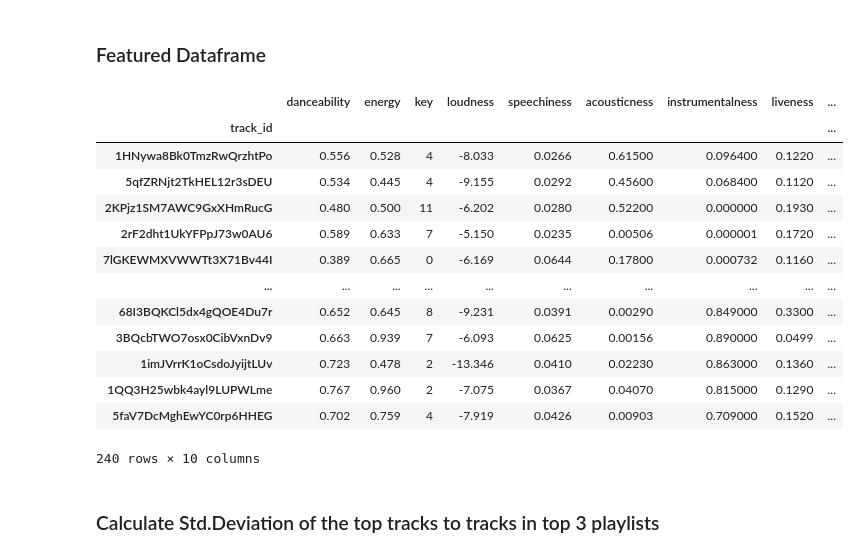
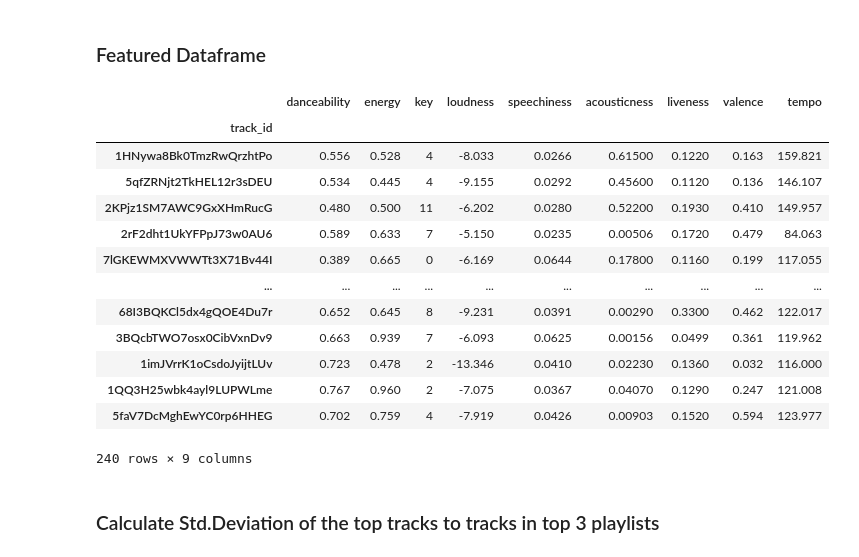
Before and after one commit to vvenkatesh-ML/Spotify-Recommendation-System, a Jupyter notebook: Spotify Recommendation System .ipynb, the cells around one changed output. Cells and saved outputs as stored; diff of their text form; code cells hidden in the pictures.

```diff
--- a/Spotify Recommendation System .ipynb
+++ b/Spotify Recommendation System .ipynb
@@ -500,25 +500,26 @@ Create df_1SZ70MXbfW10nDAa07xMFk = get_audio_features(sp, playlist)
 # %%
 frames_featured = [df_37i9dQZF1DX6xOPeSOGone, df_37i9dQZF1DX7qK8ma5wgG1, df_37i9dQZF1DX5xiztvBdlUf]
 df =pd.concat(frames_featured)
 df = df.set_index(['track_id'])
 del df['track_name']
 del df['duration_ms']
+del df['instrumentalness']
 df
 # %% [output]
-|  | danceability | energy | key | loudness | speechiness | acousticness | instrumentalness | liveness | ... |
-| track_id |  |  |  |  |  |  |  |  | ... |
-| 1HNywa8Bk0TmzRwQrzhtPo | 0.556 | 0.528 | 4 | -8.033 | 0.0266 | 0.61500 | 0.096400 | 0.1220 | ... |
-| 5qfZRNjt2TkHEL12r3sDEU | 0.534 | 0.445 | 4 | -9.155 | 0.0292 | 0.45600 | 0.068400 | 0.1120 | ... |
-| 2KPjz1SM7AWC9GxXHmRucG | 0.480 | 0.500 | 11 | -6.202 | 0.0280 | 0.52200 | 0.000000 | 0.1930 | ... |
-| 2rF2dht1UkYFPpJ73w0AU6 | 0.589 | 0.633 | 7 | -5.150 | 0.0235 | 0.00506 | 0.000001 | 0.1720 | ... |
-| 7lGKEWMXVWWTt3X71Bv44I | 0.389 | 0.665 | 0 | -6.169 | 0.0644 | 0.17800 | 0.000732 | 0.1160 | ... |
+|  | danceability | energy | key | loudness | speechiness | acousticness | liveness | valence | tempo |
+| track_id |  |  |  |  |  |  |  |  |  |
+| 1HNywa8Bk0TmzRwQrzhtPo | 0.556 | 0.528 | 4 | -8.033 | 0.0266 | 0.61500 | 0.1220 | 0.163 | 159.821 |
+| 5qfZRNjt2TkHEL12r3sDEU | 0.534 | 0.445 | 4 | -9.155 | 0.0292 | 0.45600 | 0.1120 | 0.136 | 146.107 |
+| 2KPjz1SM7AWC9GxXHmRucG | 0.480 | 0.500 | 11 | -6.202 | 0.0280 | 0.52200 | 0.1930 | 0.410 | 149.957 |
+| 2rF2dht1UkYFPpJ73w0AU6 | 0.589 | 0.633 | 7 | -5.150 | 0.0235 | 0.00506 | 0.1720 | 0.479 | 84.063 |
+| 7lGKEWMXVWWTt3X71Bv44I | 0.389 | 0.665 | 0 | -6.169 | 0.0644 | 0.17800 | 0.1160 | 0.199 | 117.055 |
 | ... | ... | ... | ... | ... | ... | ... | ... | ... | ... |
-| 68I3BQKCl5dx4gQOE4Du7r | 0.652 | 0.645 | 8 | -9.231 | 0.0391 | 0.00290 | 0.849000 | 0.3300 | ... |
-| 3BQcbTWO7osx0CibVxnDv9 | 0.663 | 0.939 | 7 | -6.093 | 0.0625 | 0.00156 | 0.890000 | 0.0499 | ... |
-| 1imJVrrK1oCsdoJyijtLUv | 0.723 | 0.478 | 2 | -13.346 | 0.0410 | 0.02230 | 0.863000 | 0.1360 | ... |
-| 1QQ3H25wbk4ayl9LUPWLme | 0.767 | 0.960 | 2 | -7.075 | 0.0367 | 0.04070 | 0.815000 | 0.1290 | ... |
-| 5faV7DcMghEwYC0rp6HHEG | 0.702 | 0.759 | 4 | -7.919 | 0.0426 | 0.00903 | 0.709000 | 0.1520 | ... |
+| 68I3BQKCl5dx4gQOE4Du7r | 0.652 | 0.645 | 8 | -9.231 | 0.0391 | 0.00290 | 0.3300 | 0.462 | 122.017 |
+| 3BQcbTWO7osx0CibVxnDv9 | 0.663 | 0.939 | 7 | -6.093 | 0.0625 | 0.00156 | 0.0499 | 0.361 | 119.962 |
+| 1imJVrrK1oCsdoJyijtLUv | 0.723 | 0.478 | 2 | -13.346 | 0.0410 | 0.02230 | 0.1360 | 0.032 | 116.000 |
+| 1QQ3H25wbk4ayl9LUPWLme | 0.767 | 0.960 | 2 | -7.075 | 0.0367 | 0.04070 | 0.1290 | 0.247 | 121.008 |
+| 5faV7DcMghEwYC0rp6HHEG | 0.702 | 0.759 | 4 | -7.919 | 0.0426 | 0.00903 | 0.1520 | 0.594 | 123.977 |
-240 rows × 10 columns
+240 rows × 9 columns
 # %% [markdown]
 ### Calculate Std.Deviation of the top tracks to tracks in top 3 playlists
 # %%
```
Also changed, not shown: parts of 5 cells of this notebook.
